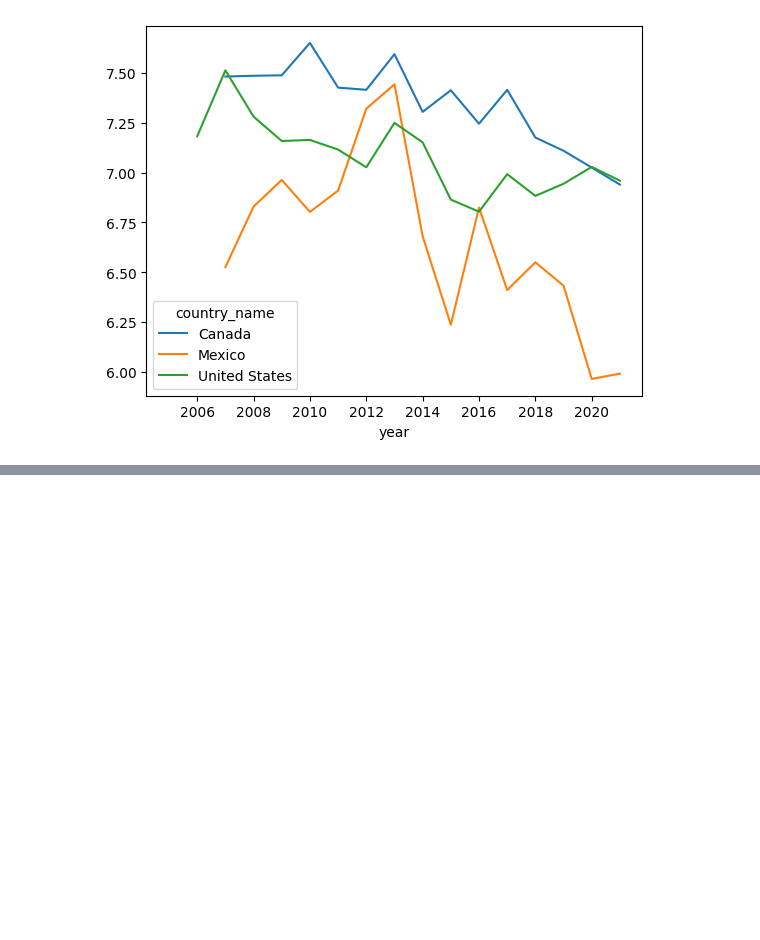
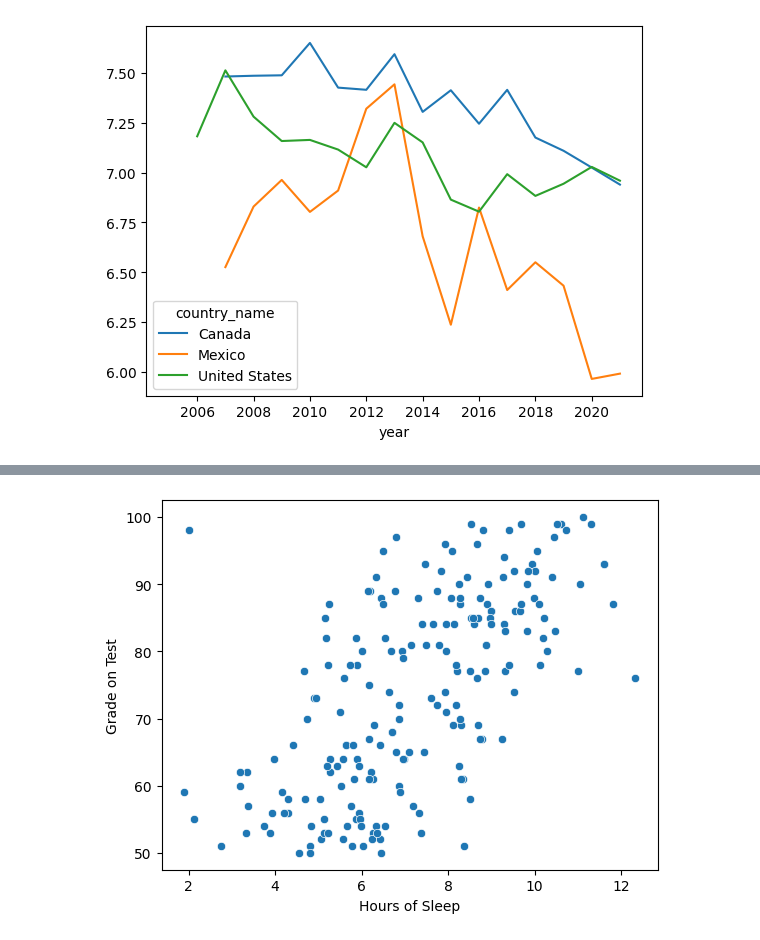
Before and after one commit to Jdalarmi/DataScience, a Jupyter notebook: app/Exploratory_Data_Analysis/Practice.ipynb, the cells around one changed output, grey strips where cells are left out. Drawn from its saved outputs; the diff is of its cells as text; code cells hidden in the pictures; blank space fills up the shorter version.

```diff
--- a/app/Exploratory_Data_Analysis/Practice.ipynb
+++ b/app/Exploratory_Data_Analysis/Practice.ipynb
@@ -101,0 +154,4 @@ happiness[happiness.country_name.isin(['Canada', 'Mexico', 'United States'])].il
+# %%
+sns.scatterplot(data=student_data, x='Hours of Sleep', y='Grade on Test');
+# %% [output]
+[figure, added]
```
Also changed, not shown: parts of 9 cells of this notebook, 1 other file.
